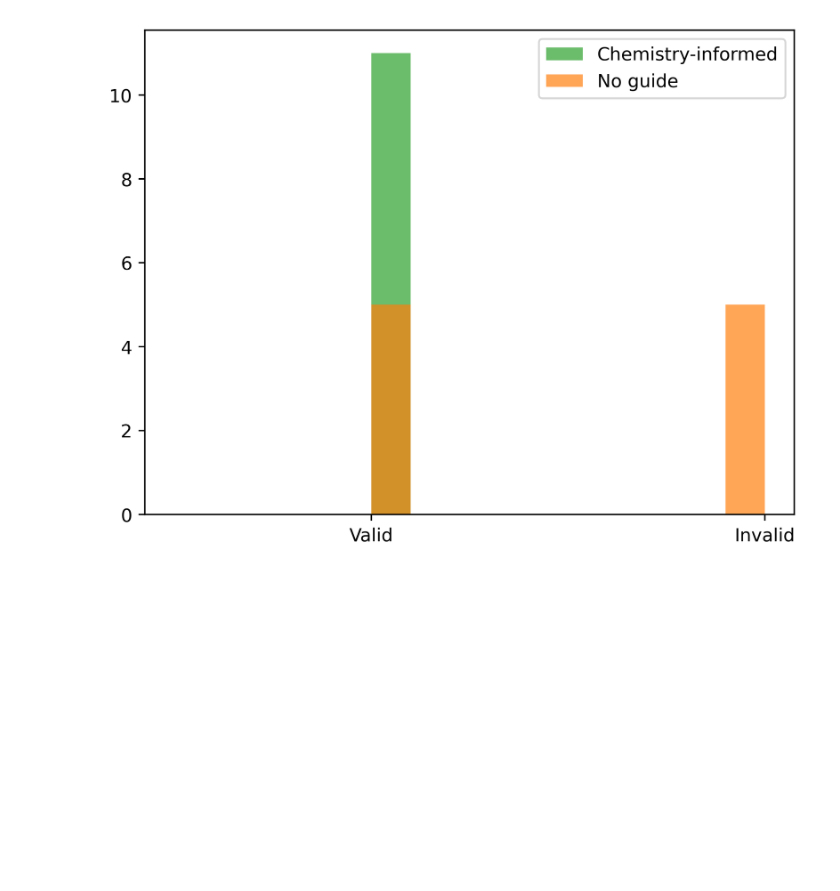
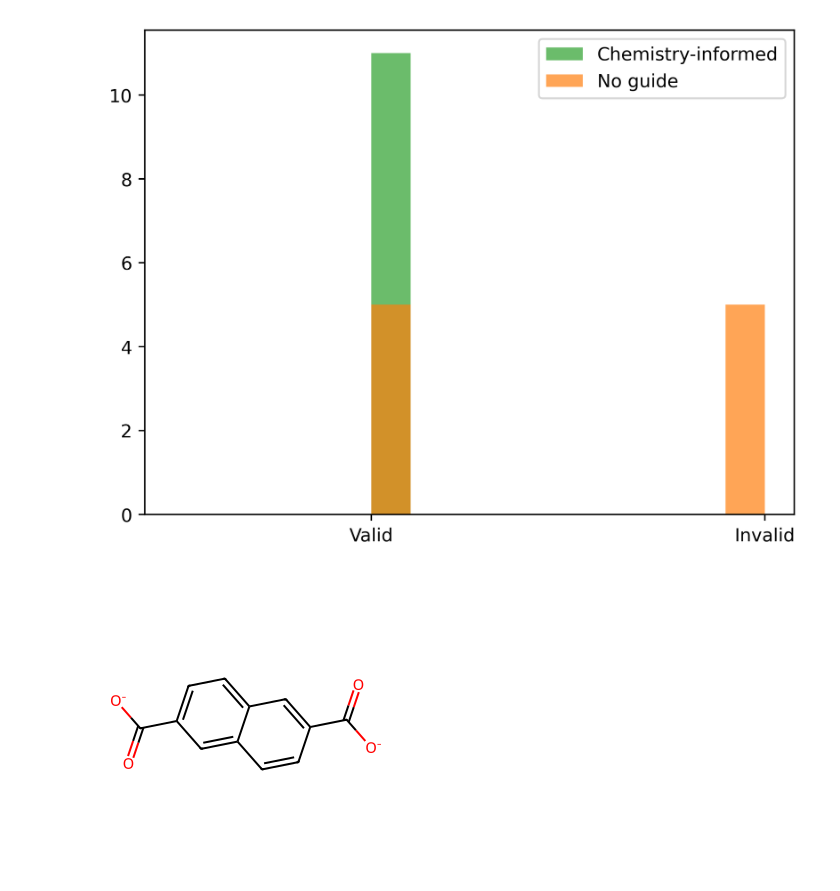
Before and after one commit to mehradans92/PoreVoyant, a Jupyter notebook: transformer/post_process.ipynb, the cells around one changed output. Cells and saved outputs as stored; diff of their text form; code cells hidden in the pictures; blank space fills up the shorter version.

```diff
--- a/transformer/post_process.ipynb
+++ b/transformer/post_process.ipynb
@@ -109,2 +117,10 @@ plt.savefig(f"../results/validity.png")
 # %% [output]
 [figure]
+# %%
+from rdkit import Chem
+m = Chem.MolFromSmiles('[Cd].[O-]C(=O)c1ccc2c(c1)ccc(c2)C(=O)[O-]'.split('.')[1])
+from rdkit.Chem import Draw
+img = Draw.MolToImage(m)
+img.show()
+# %% [output]
+[figure, added]
```
Also changed, not shown: parts of 3 cells of this notebook, 1 other file.
